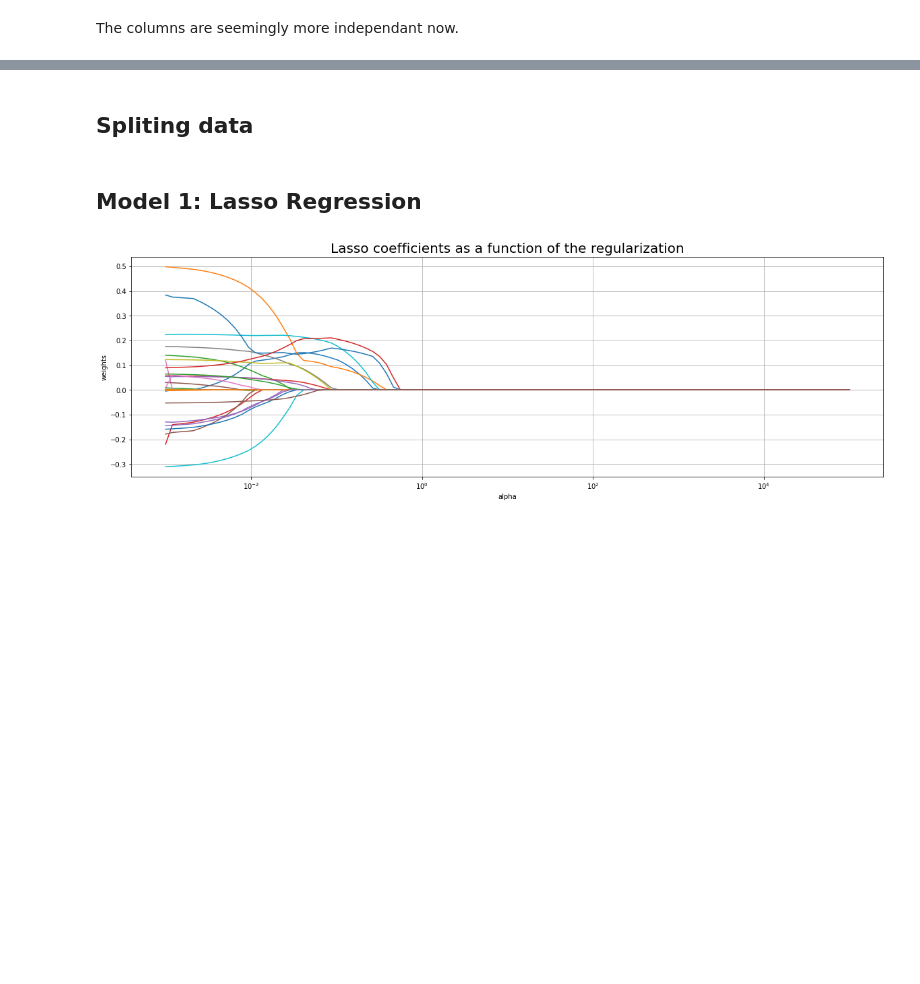
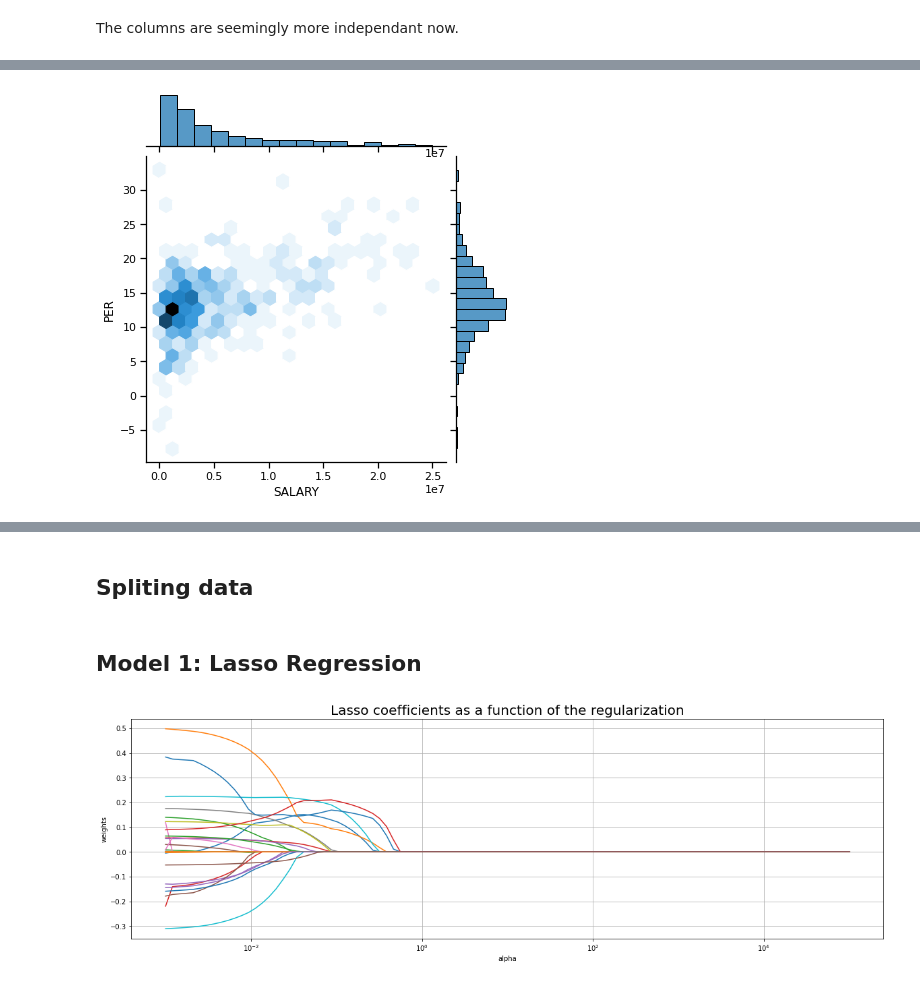
Before and after one commit to nhatminh-96/datacamp-project, a Jupyter notebook: nada_notebook.ipynb, the cells around one changed output, grey strips where cells are left out. Cells and saved outputs as stored; diff of their text form; code cells hidden in the pictures; blank space fills up the shorter version.

```diff
--- a/nada_notebook.ipynb
+++ b/nada_notebook.ipynb
@@ -403,0 +458,9 @@ The columns are seemingly more independant now.
+# %%
+
+# PER & Player's salary
+sns.set_context('notebook')
+sns.jointplot(x = M1['SALARY'],
+              y = M1['PER'],
+              kind = 'hex');
+# %% [output]
+[figure, added]
```
Also changed, not shown: parts of 29 cells of this notebook.
